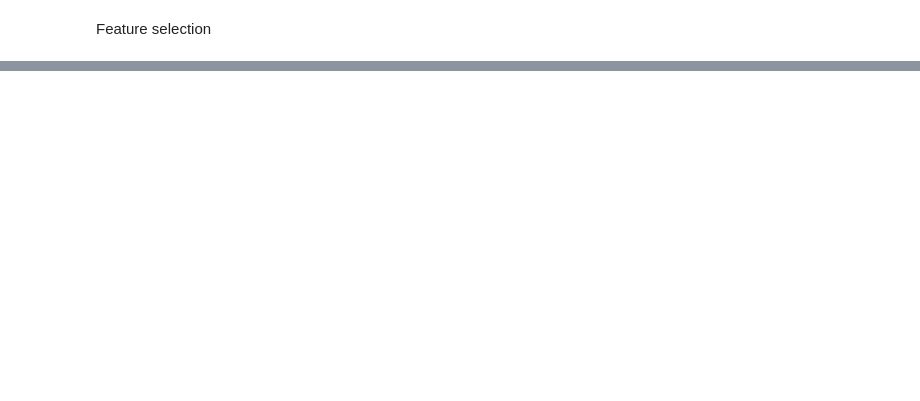
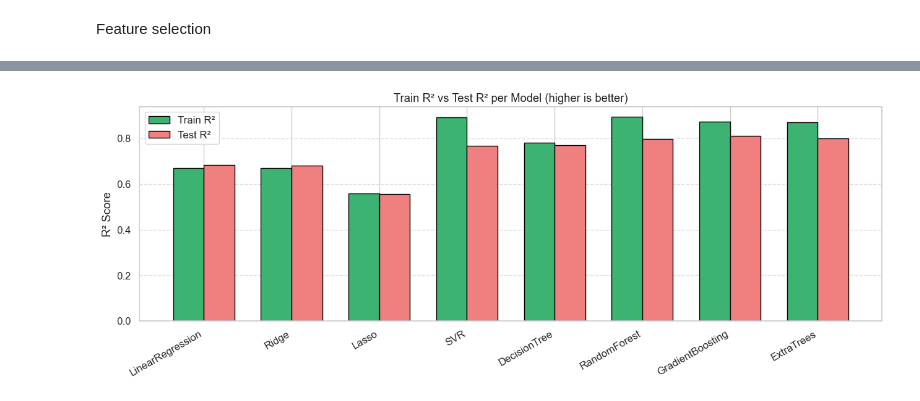
Before and after one commit to Asma-2005/Game-Prediction-ML, a Jupyter notebook: Data/Data_Preprocessing.ipynb, the cells around one changed output, grey strips where cells are left out. Saved outputs shown, nothing was run; the diff lists cells and outputs as text; code cells hidden in the pictures; blank space fills up the shorter version.

```diff
--- a/Data/Data_Preprocessing.ipynb
+++ b/Data/Data_Preprocessing.ipynb
@@ -1080,0 +1277,15 @@ importances = model.feature_importances_
+# %%
+fig, ax = plt.subplots(figsize=(13, 5))
+ax.bar(x - width/2, results_df['Train R²'], width, label='Train R²', color='mediumseagreen', edgecolor='black')
+ax.bar(x + width/2, results_df['Test R²'],  width, label='Test R²',  color='lightcoral', edgecolor='black')
+ax.set_ylabel('R² Score')
+ax.set_title('Train R² vs Test R² per Model (higher is better)')
+ax.set_xticks(x)
+ax.set_xticklabels(results_df['Model'], rotation=30, ha='right')
+ax.axhline(0, color='red', linestyle='--', linewidth=0.8)
+ax.legend()
+ax.grid(axis='y', linestyle='--', alpha=0.6)
+plt.tight_layout()
+plt.show()
+# %% [output]
+[figure, added]
```
Also changed, not shown: parts of 20 cells of this notebook.
